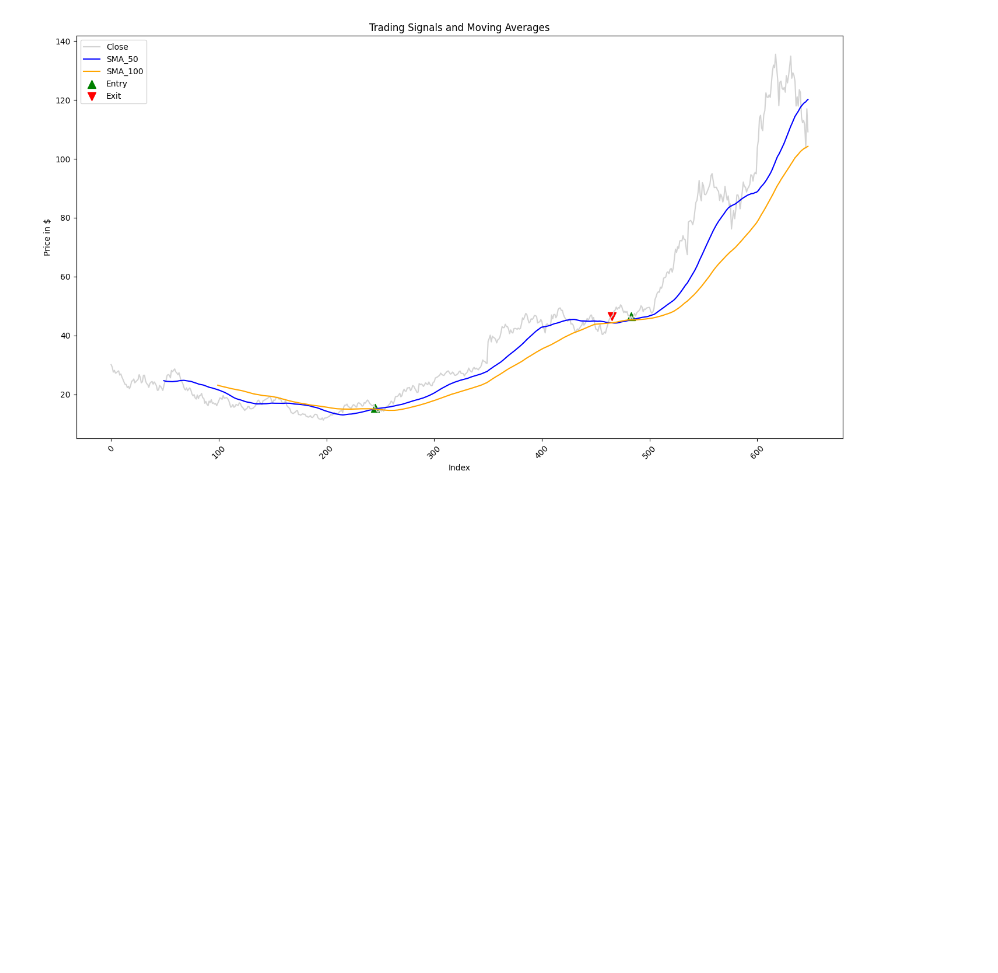
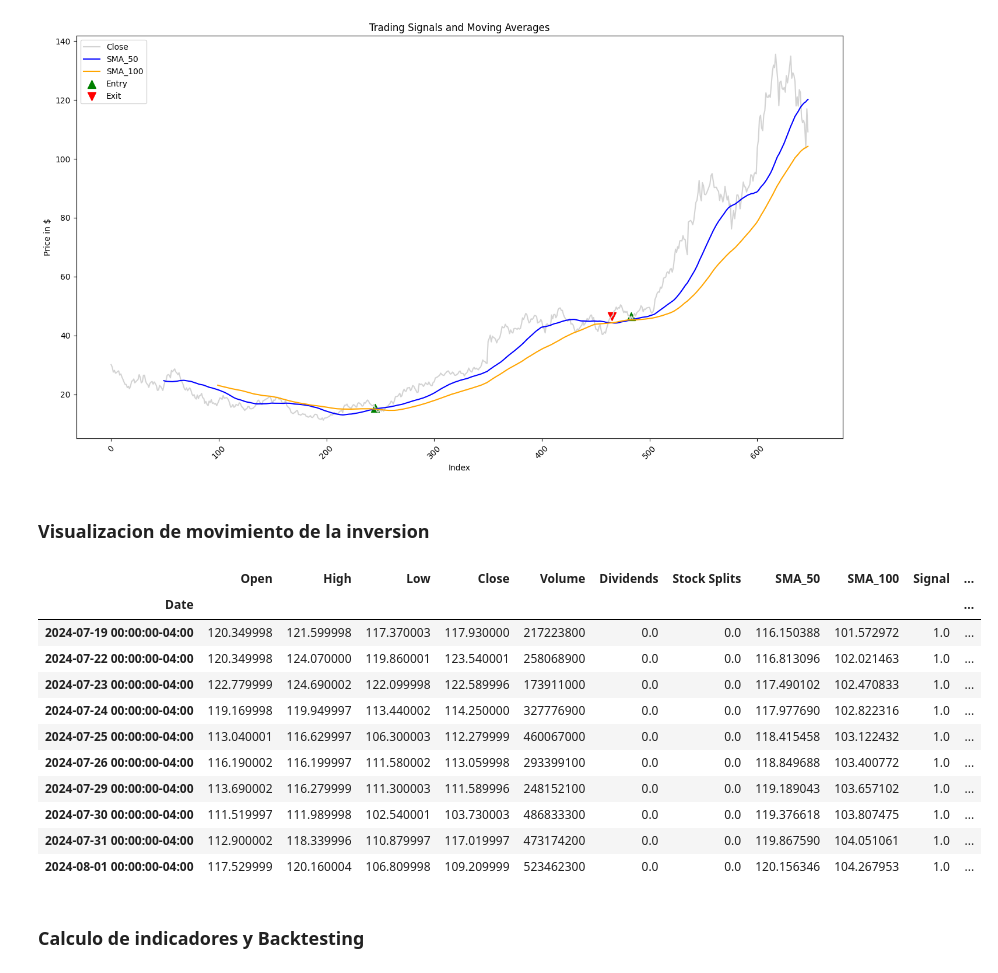
Before and after one commit to ggonzalez3377/Proyectos_Gabriel_Gonzalez, a Jupyter notebook: 1). Algorithmic_Trading.ipynb, the cells around one changed output. Cells and saved outputs as stored; diff of their text form; code cells hidden in the pictures; blank space fills up the shorter version.

```diff
--- a/1). Algorithmic_Trading.ipynb
+++ b/1). Algorithmic_Trading.ipynb
@@ -73,21 +78,22 @@ signals_df
 # %% [markdown]
 ### Generacion de las señales de trading
 # %%
-signals_df = signals_df.reset_index(drop=True)  # Esto hará que el índice sea una secuencia numérica
+signals_df_copy = signals_df.copy()
+signals_df_copy = signals_df_copy.reset_index(drop=True)  # Esto hará que el índice sea una secuencia numérica
 
 # Filtrar datos para puntos de entrada y salida
-exit_points = signals_df[signals_df['Entry/Exit'] == -1.0]
-entry_points = signals_df[signals_df['Entry/Exit'] == 1.0]
+exit_points = signals_df_copy[signals_df_copy['Entry/Exit'] == -1.0]
+entry_points = signals_df_copy[signals_df_copy['Entry/Exit'] == 1.0]
 
 # Crear una figura y ejes para el gráfico
 fig, ax = plt.subplots(figsize=(14, 8))
 
 # Visualización del precio de cierre
-ax.plot(signals_df.index, signals_df['Close'], color='lightgray', label='Close')
+ax.plot(signals_df_copy.index, signals_df_copy['Close'], color='lightgray', label='Close')
 
 # Visualización de promedios móviles
-ax.plot(signals_df.index, signals_df['SMA_50'], color='blue', label='SMA_50')
-ax.plot(signals_df.index, signals_df['SMA_100'], color='orange', label='SMA_100')
+ax.plot(signals_df_copy.index, signals_df_copy['SMA_50'], color='blue', label='SMA_50')
+ax.plot(signals_df_copy.index, signals_df_copy['SMA_100'], color='orange', label='SMA_100')
 
 # Visualización de la posición de entrada
 ax.scatter(entry_points.index, entry_points['Close'], color='green', label='Entry', marker='^', s=100)
@@ -107,3 +113,48 @@ plt.tight_layout()  # Ajustar el diseño para que no se corten los elementos
 plt.show()
 # %% [output]
 [figure]
+# %% [markdown]
+### Visualizacion de movimiento de la inversion
+# %%
+# Establecer capital inicial y cantidad de acciones
+initial_capital = 100000
+share_size = 500
+
+# Posicion larga de 500 acciones cuando ocurra el cruce (SMA50 MAYOR A SMA100)
+signals_df['Position'] = share_size * signals_df['Signal']
+
+# Punto del tiempo donde se compra o vende una posicion de 500 acciones
+signals_df['Entry/Exit Position'] = signals_df['Position'].diff()
+
+# Movimiento de la posicion
+signals_df['Portfolio Holdings'] = signals_df['Close'] * signals_df['Entry/Exit Position'].cumsum()
+
+# Cantidad de efectivo liquido
+signals_df['Portfolio Cash'] = initial_capital - (signals_df['Close'] * signals_df['Entry/Exit Position']).cumsum()
+
+# Valor total del portafolio
+signals_df['Portfolio Total'] = signals_df['Portfolio Cash'] + signals_df['Portfolio Holdings']
+
+# Calculo rentabilidad diaria del portafolio
+signals_df['Portfolio Daily Returns'] = signals_df['Portfolio Total'].pct_change()
+
+# Rendimientos acumulados
+signals_df['Portfolio Cumulative Returns'] = (1 + signals_df['Portfolio Daily Returns']).cumprod() - 1
+
+# Dataframe completo
+signals_df.tail(10)
+# %% [output]
+|  | Open | High | Low | Close | Volume | Dividends | Stock Splits | SMA_50 | SMA_100 | Signal | ... |
+| Date |  |  |  |  |  |  |  |  |  |  | ... |
+| 2024-07-19 00:00:00-04:00 | 120.349998 | 121.599998 | 117.370003 | 117.930000 | 217223800 | 0.0 | 0.0 | 116.150388 | 101.572972 | 1.0 | ... |
+| 2024-07-22 00:00:00-04:00 | 120.349998 | 124.070000 | 119.860001 | 123.540001 | 258068900 | 0.0 | 0.0 | 116.813096 | 102.021463 | 1.0 | ... |
+| 2024-07-23 00:00:00-04:00 | 122.779999 | 124.690002 | 122.099998 | 122.589996 | 173911000 | 0.0 | 0.0 | 117.490102 | 102.470833 | 1.0 | ... |
+| 2024-07-24 00:00:00-04:00 | 119.169998 | 119.949997 | 113.440002 | 114.250000 | 327776900 | 0.0 | 0.0 | 117.977690 | 102.822316 | 1.0 | ... |
+| 2024-07-25 00:00:00-04:00 | 113.040001 | 116.629997 | 106.300003 | 112.279999 | 460067000 | 0.0 | 0.0 | 118.415458 | 103.122432 | 1.0 | ... |
+| 2024-07-26 00:00:00-04:00 | 116.190002 | 116.199997 | 111.580002 | 113.059998 | 293399100 | 0.0 | 0.0 | 118.849688 | 103.400772 | 1.0 | ... |
+| 2024-07-29 00:00:00-04:00 | 113.690002 | 116.279999 | 111.300003 | 111.589996 | 248152100 | 0.0 | 0.0 | 119.189043 | 103.657102 | 1.0 | ... |
+| 2024-07-30 00:00:00-04:00 | 111.519997 | 111.989998 | 102.540001 | 103.730003 | 486833300 | 0.0 | 0.0 | 119.376618 | 103.807475 | 1.0 | ... |
+| 2024-07-31 00:00:00-04:00 | 112.900002 | 118.339996 | 110.879997 | 117.019997 | 473174200 | 0.0 | 0.0 | 119.867590 | 104.051061 | 1.0 | ... |
+| 2024-08-01 00:00:00-04:00 | 117.529999 | 120.160004 | 106.809998 | 109.209999 | 523462300 | 0.0 | 0.0 | 120.156346 | 104.267953 | 1.0 | ... |
+# %% [markdown]
+### Calculo de indicadores y Backtesting
```
Also changed, not shown: parts of 4 cells of this notebook.
